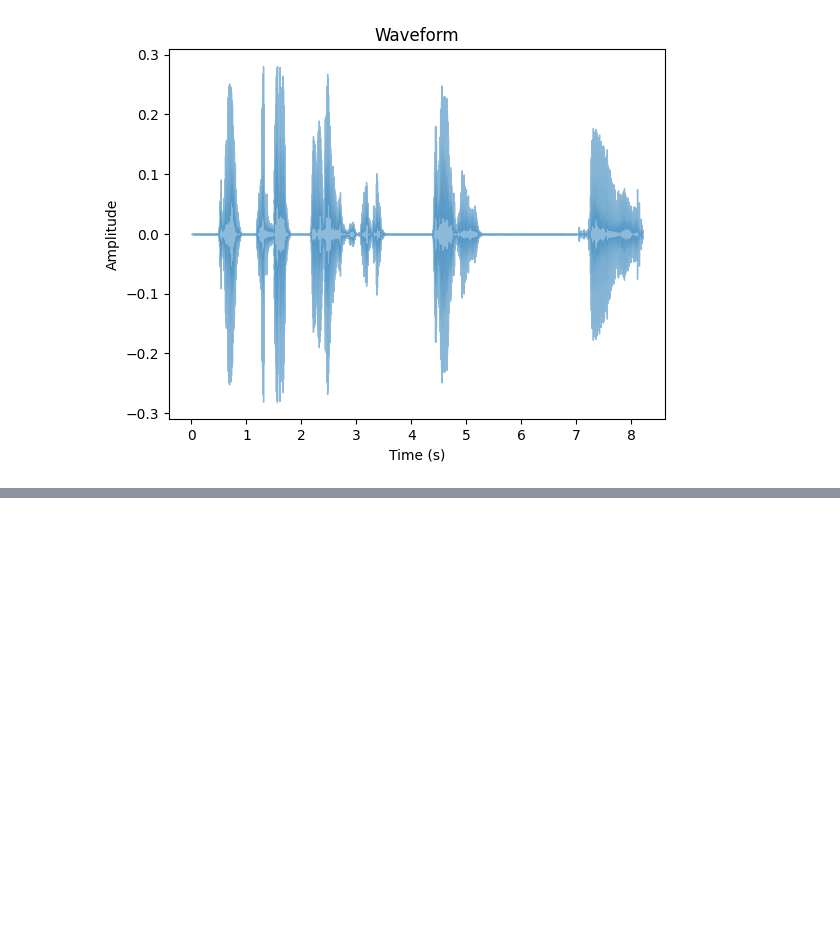
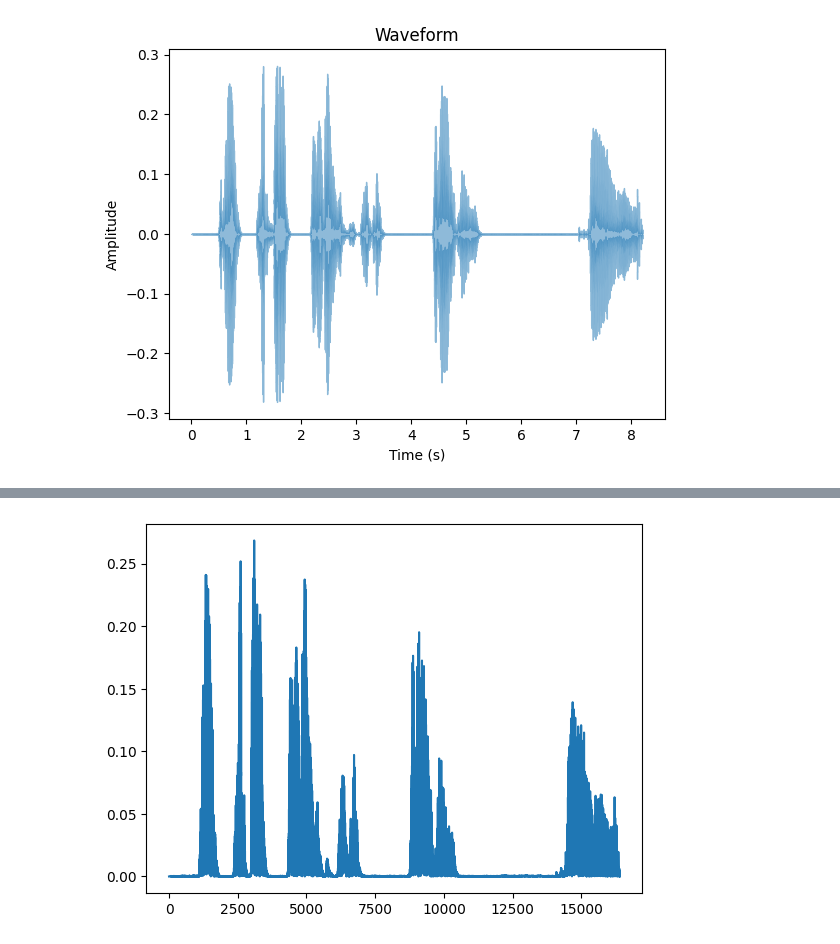
Before and after one commit to SAgiKPJH/SAGI_JJU-JJUCODE-, a Jupyter notebook: Project/01 영상편집 도우미 in python/VideoTest.ipynb, the cells around one changed output, grey strips where cells are left out. Saved outputs shown, nothing was run; the diff lists cells and outputs as text; code cells hidden in the pictures; blank space fills up the shorter version.

```diff
--- a/Project/01 영상편집 도우미 in python/VideoTest.ipynb
+++ b/Project/01 영상편집 도우미 in python/VideoTest.ipynb
@@ -689,0 +741,7 @@ Text(0.5, 1.0, 'Waveform')
+# %%
+import matplotlib.pyplot as plt
+
+plt.plot(abs(sig))
+plt.show()
+# %% [output]
+[figure, added]
```
Also changed, not shown: parts of 15 cells of this notebook, 1 other file.
